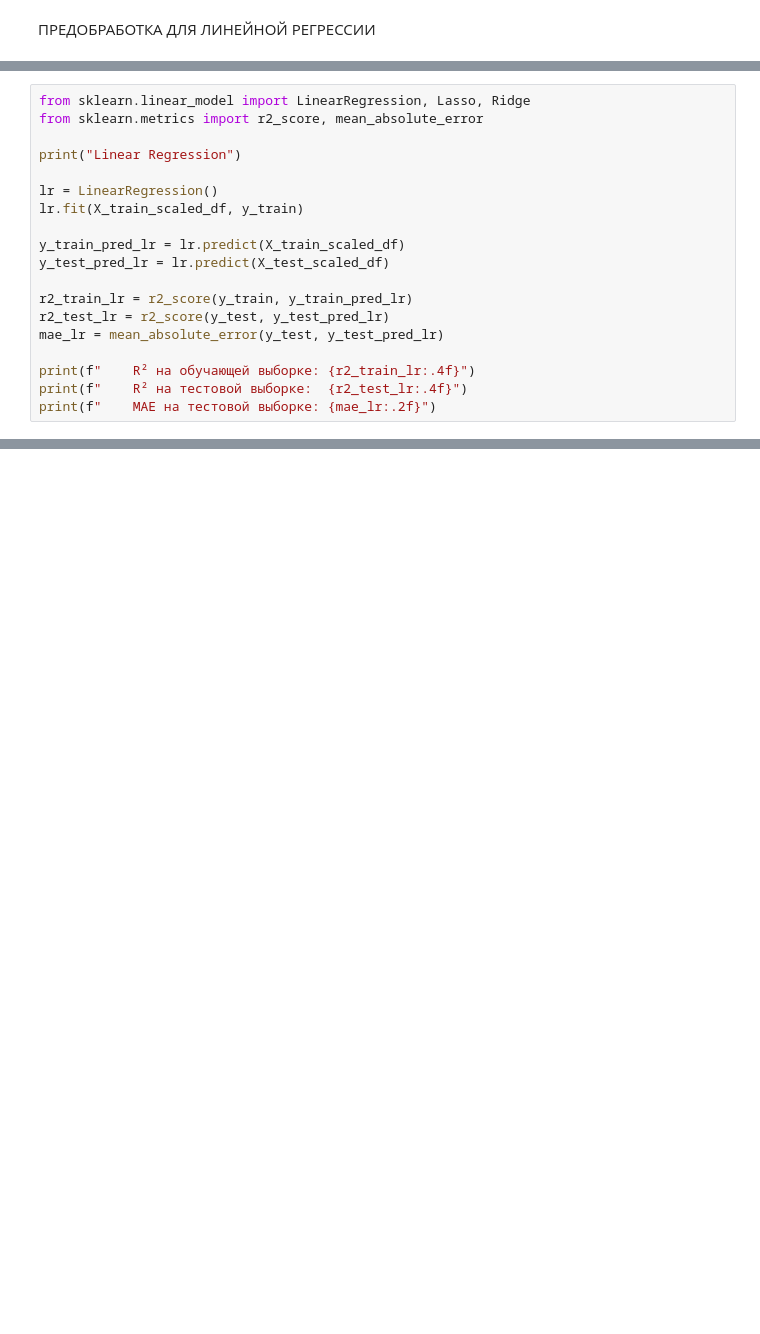
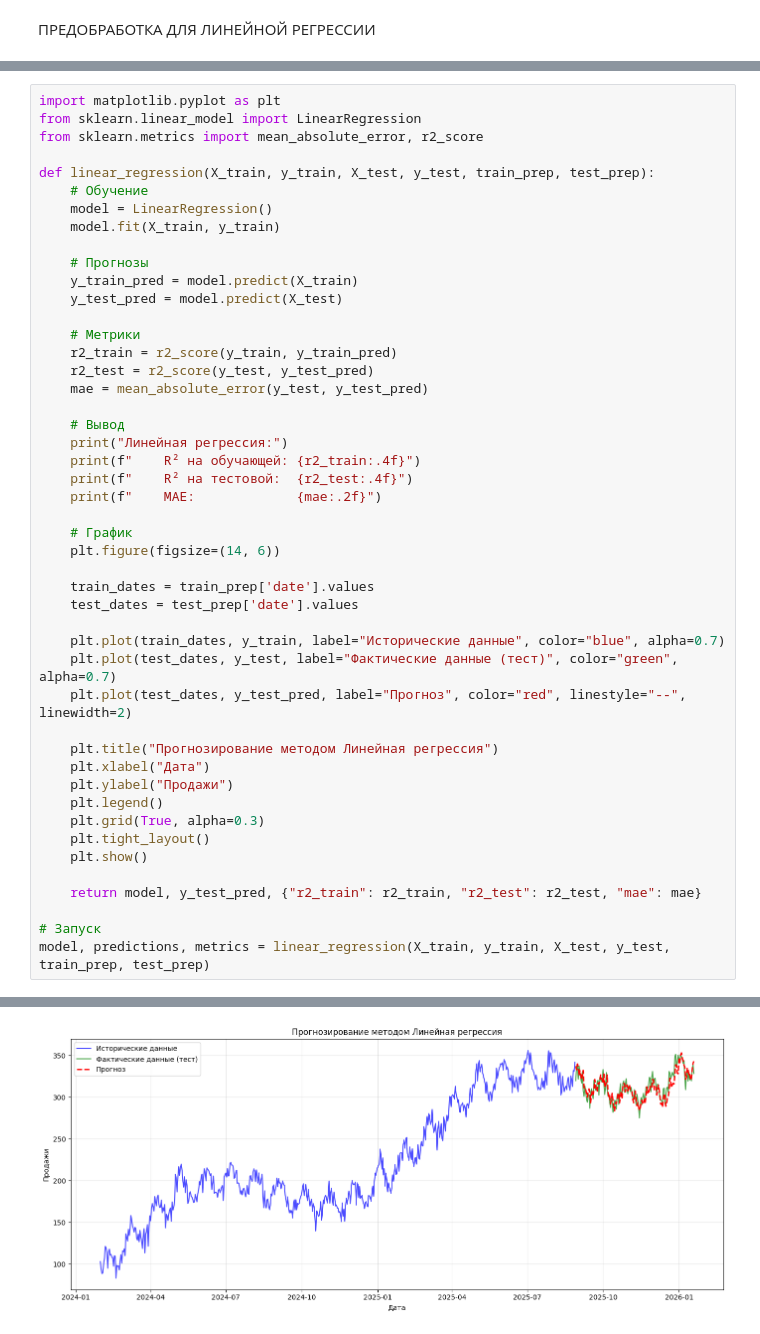
Before and after one commit to vviqkly/ML_project, a Jupyter notebook: test_model.ipynb, the cells around one changed output, grey strips where cells are left out. Drawn from its saved outputs; the diff is of its cells as text; blank space fills up the shorter version.

Commit message:
Линейная регрессия + предсказание на будущее + визуализация

```diff
--- a/test_model.ipynb
+++ b/test_model.ipynb
@@ -259,19 +90,0 @@ display(X_train_scaled_df.head())
-# %%
-from sklearn.linear_model import LinearRegression, Lasso, Ridge
-from sklearn.metrics import r2_score, mean_absolute_error
-
-print("Linear Regression")
-
-lr = LinearRegression()
-lr.fit(X_train_scaled_df, y_train)
-
-y_train_pred_lr = lr.predict(X_train_scaled_df)
-y_test_pred_lr = lr.predict(X_test_scaled_df)
-
-r2_train_lr = r2_score(y_train, y_train_pred_lr)
-r2_test_lr = r2_score(y_test, y_test_pred_lr)
-mae_lr = mean_absolute_error(y_test, y_test_pred_lr)
-
-print(f"    R² на обучающей выборке: {r2_train_lr:.4f}")
-print(f"    R² на тестовой выборке:  {r2_test_lr:.4f}")
-print(f"    MAE на тестовой выборке: {mae_lr:.2f}")
@@ -462,0 +91,48 @@ Epoch 100/150 - Train Loss: 0.003583 - Val Loss: 0.003737
+# %%
+import matplotlib.pyplot as plt
+from sklearn.linear_model import LinearRegression
+from sklearn.metrics import mean_absolute_error, r2_score
+
+def linear_regression(X_train, y_train, X_test, y_test, train_prep, test_prep):
+    # Обучение
+    model = LinearRegression()
+    model.fit(X_train, y_train)
+
+    # Прогнозы
+    y_train_pred = model.predict(X_train)
+    y_test_pred = model.predict(X_test)
+
+    # Метрики
+    r2_train = r2_score(y_train, y_train_pred)
+    r2_test = r2_score(y_test, y_test_pred)
+    mae = mean_absolute_error(y_test, y_test_pred)
+
+    # Вывод
+    print("Линейная регрессия:")
+    print(f"    R² на обучающей: {r2_train:.4f}")
+    print(f"    R² на тестовой:  {r2_test:.4f}")
+    print(f"    MAE:             {mae:.2f}")
+
+    # График
+    plt.figure(figsize=(14, 6))
+
+    train_dates = train_prep['date'].values
+    test_dates = test_prep['date'].values
+
+    plt.plot(train_dates, y_train, label="Исторические данные", color="blue", alpha=0.7)
+    plt.plot(test_dates, y_test, label="Фактические данные (тест)", color="green", alpha=0.7)
+    plt.plot(test_dates, y_test_pred, label="Прогноз", color="red", linestyle="--", linewidth=2)
+
+    plt.title("Прогнозирование методом Линейная регрессия")
+    plt.xlabel("Дата")
+    plt.ylabel("Продажи")
+    plt.legend()
+    plt.grid(True, alpha=0.3)
+    plt.tight_layout()
+    plt.show()
+
+    return model, y_test_pred, {"r2_train": r2_train, "r2_test": r2_test, "mae": mae}
+
+# Запуск
+model, predictions, metrics = linear_regression(X_train, y_train, X_test, y_test, train_prep, test_prep)
+# %% [output]
@@ -462,0 +143 @@ Epoch 100/150 - Train Loss: 0.003583 - Val Loss: 0.003737
+[figure, added]
```
Also changed, not shown: parts of 10 cells of this notebook.
